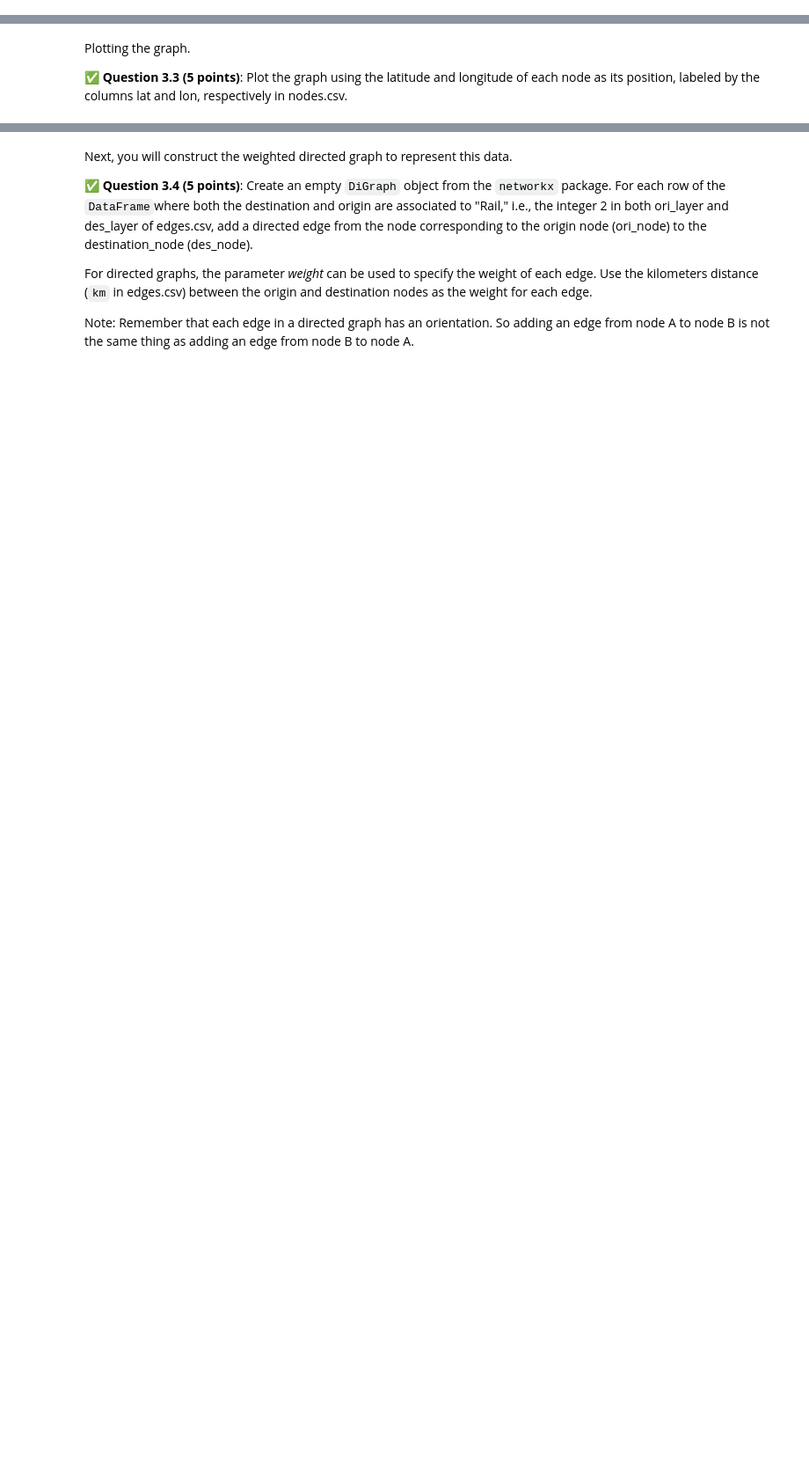
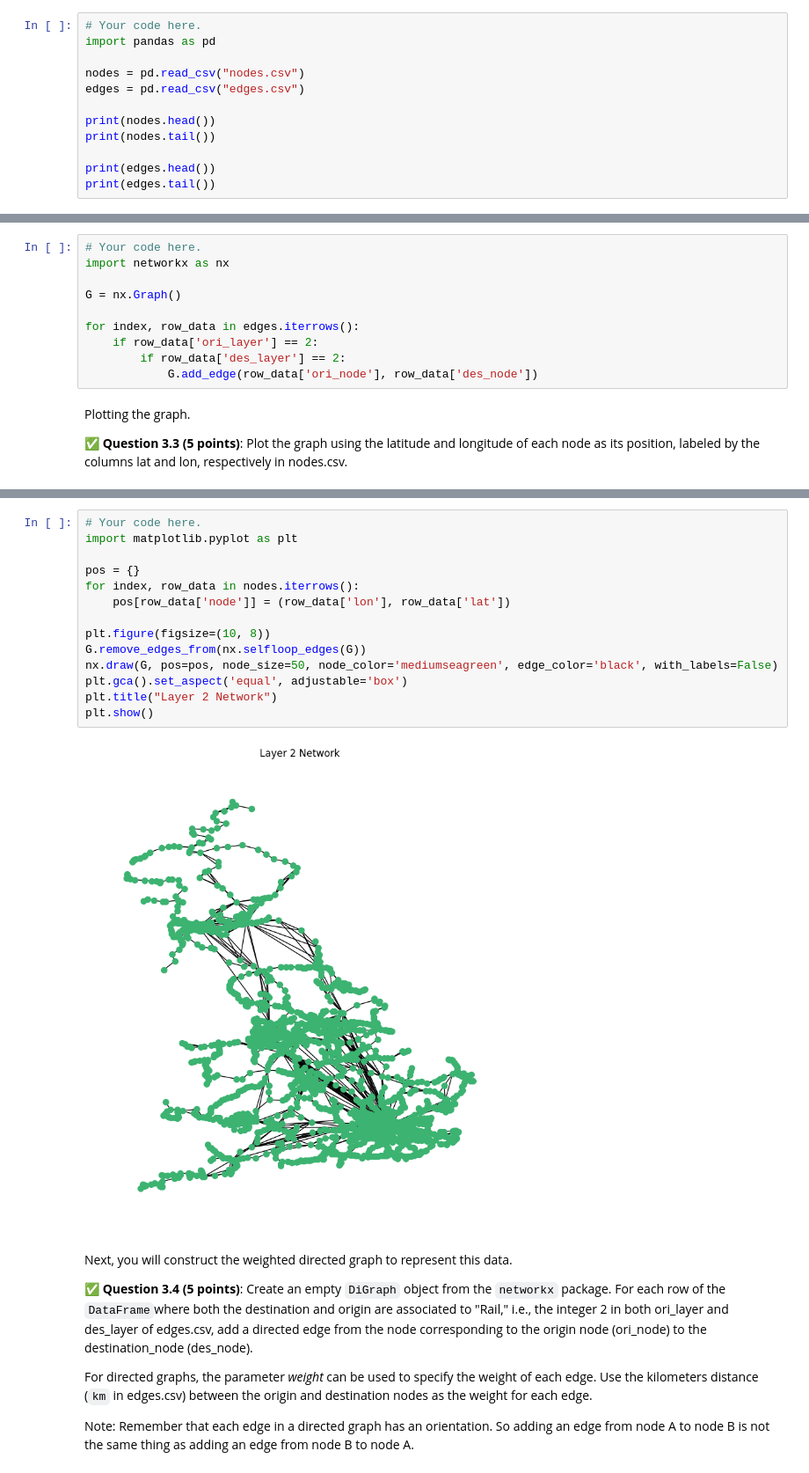
Before and after one commit to Jil-mueller/CMSE202-f25-turnin, a Jupyter notebook: hw-02/HW-02_ABMandGraphTheory-STUDENT.ipynb, the cells around one changed output, grey strips where cells are left out. Shown at 88% size. Cells and saved outputs as stored; diff of their text form; blank space fills up the shorter version.

```diff
--- a/hw-02/HW-02_ABMandGraphTheory-STUDENT.ipynb
+++ b/hw-02/HW-02_ABMandGraphTheory-STUDENT.ipynb
@@ -634,0 +633,12 @@ In this part of the homework, we will look at a dataset which contains the whole
+# %%
+# Your code here.
+import pandas as pd
+
+nodes = pd.read_csv("nodes.csv")
+edges = pd.read_csv("edges.csv")
+
+print(nodes.head())
+print(nodes.tail())
+
+print(edges.head())
+print(edges.tail())
@@ -641,3 +667,13 @@ Now, you will construct a graph of the nodes (stops).
+# %%
+# Your code here.
+import networkx as nx
+
+G = nx.Graph()
+
+for index, row_data in edges.iterrows():
+    if row_data['ori_layer'] == 2:
+        if row_data['des_layer'] == 2:
+            G.add_edge(row_data['ori_node'], row_data['des_node'])
 # %% [markdown]
 Plotting the graph.
 
@@ -647,3 +681,19 @@ Plotting the graph.
+# %%
+# Your code here.
+import matplotlib.pyplot as plt
+
+pos = {}
+for index, row_data in nodes.iterrows():
+    pos[row_data['node']] = (row_data['lon'], row_data['lat'])
+
+plt.figure(figsize=(10, 8))
+G.remove_edges_from(nx.selfloop_edges(G))
+nx.draw(G, pos=pos, node_size=50, node_color='mediumseagreen', edge_color='black', with_labels=False)
+plt.gca().set_aspect('equal', adjustable='box')
+plt.title("Layer 2 Network")
+plt.show()
+# %% [output]
+[figure, added]
 # %% [markdown]
 Next, you will construct the weighted directed graph to represent this data.
 
```
Also changed, not shown: parts of 11 cells of this notebook.
